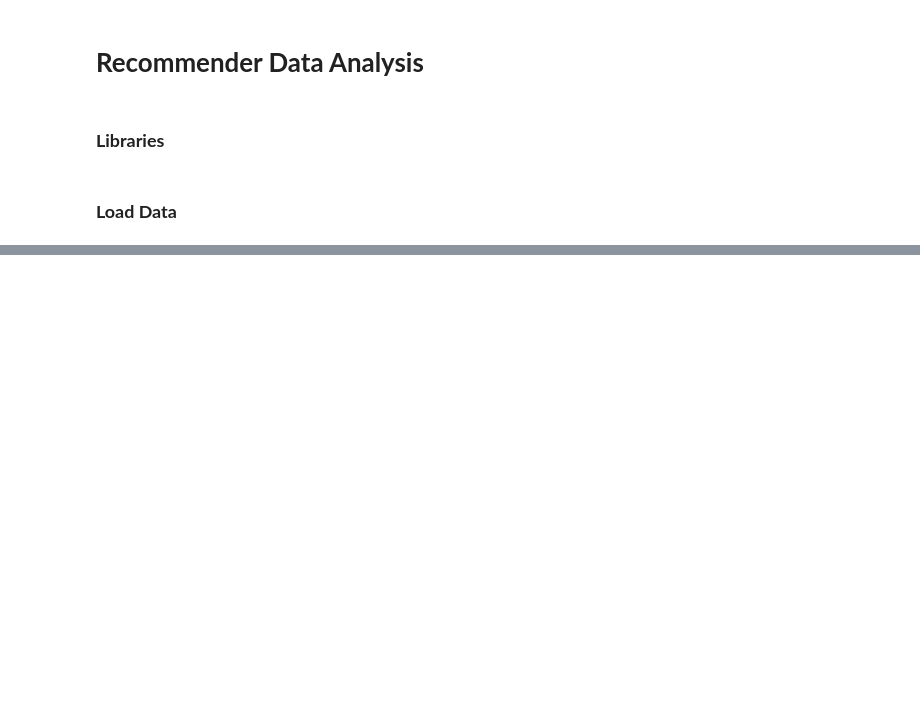
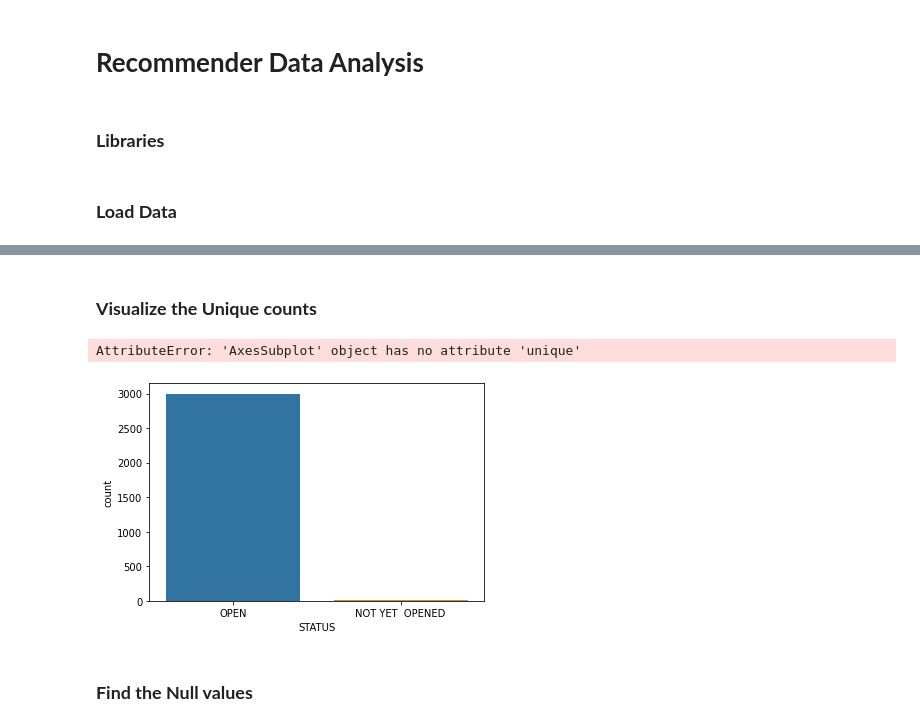
Before and after one commit to marshalk-csir/DM-Data, a Jupyter notebook: Notebooks/Recommender-EDA.ipynb, the cells around one changed output, grey strips where cells are left out. Cells and saved outputs as stored; diff of their text form; code cells hidden in the pictures; blank space fills up the shorter version.

```diff
--- a/Notebooks/Recommender-EDA.ipynb
+++ b/Notebooks/Recommender-EDA.ipynb
@@ -38,0 +69,11 @@ memory usage: 1.1+ MB
+# %% [markdown]
+### **Visualize the Unique counts**
+# %%
+#Plot the unique values
+
+sns.countplot(ds1['STATUS']).unique()
+# %% [output]
+AttributeError: 'AxesSubplot' object has no attribute 'unique'
+[figure, added]
+# %% [markdown]
+### **Find the Null values**
```
Also changed, not shown: parts of 20 cells of this notebook.
